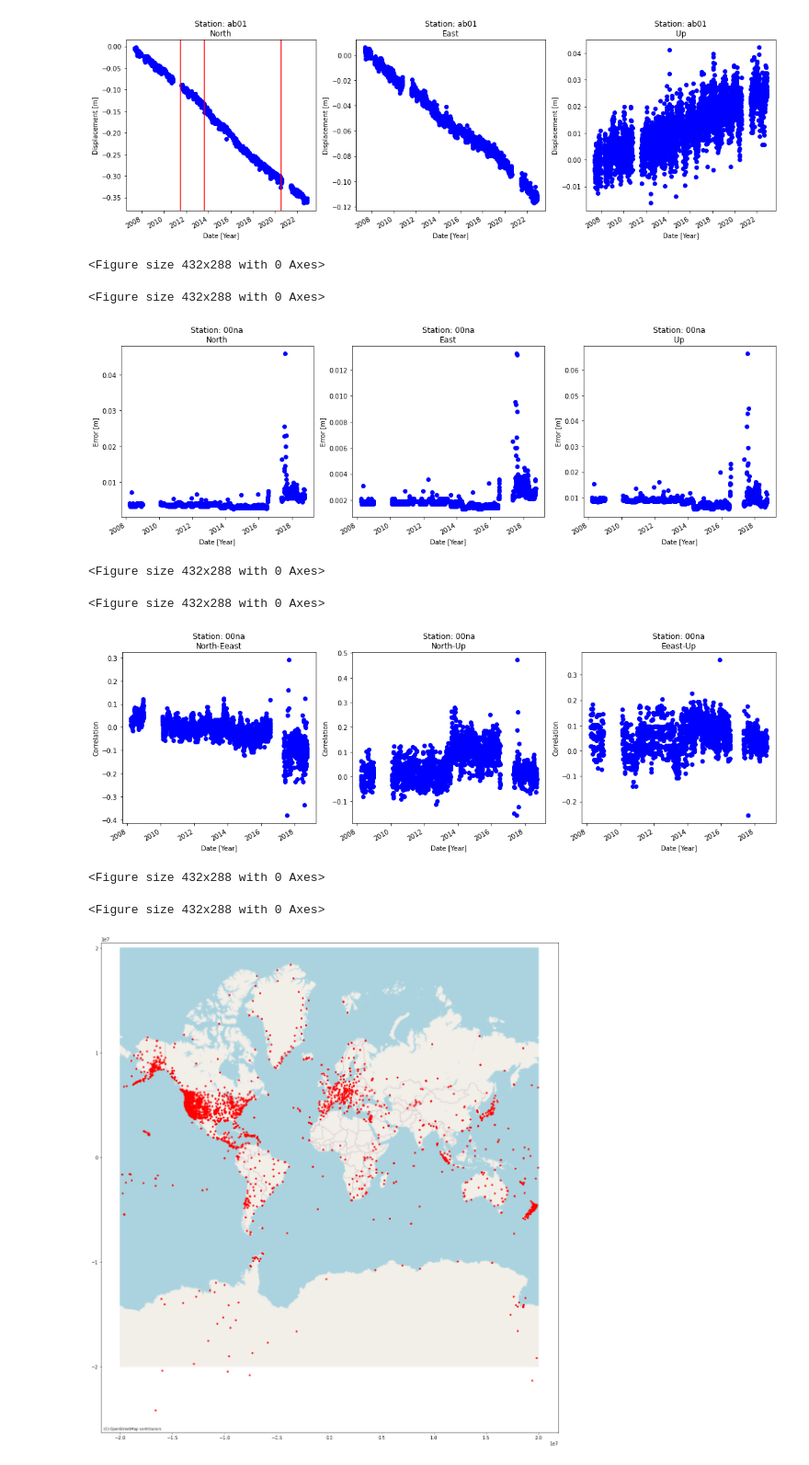
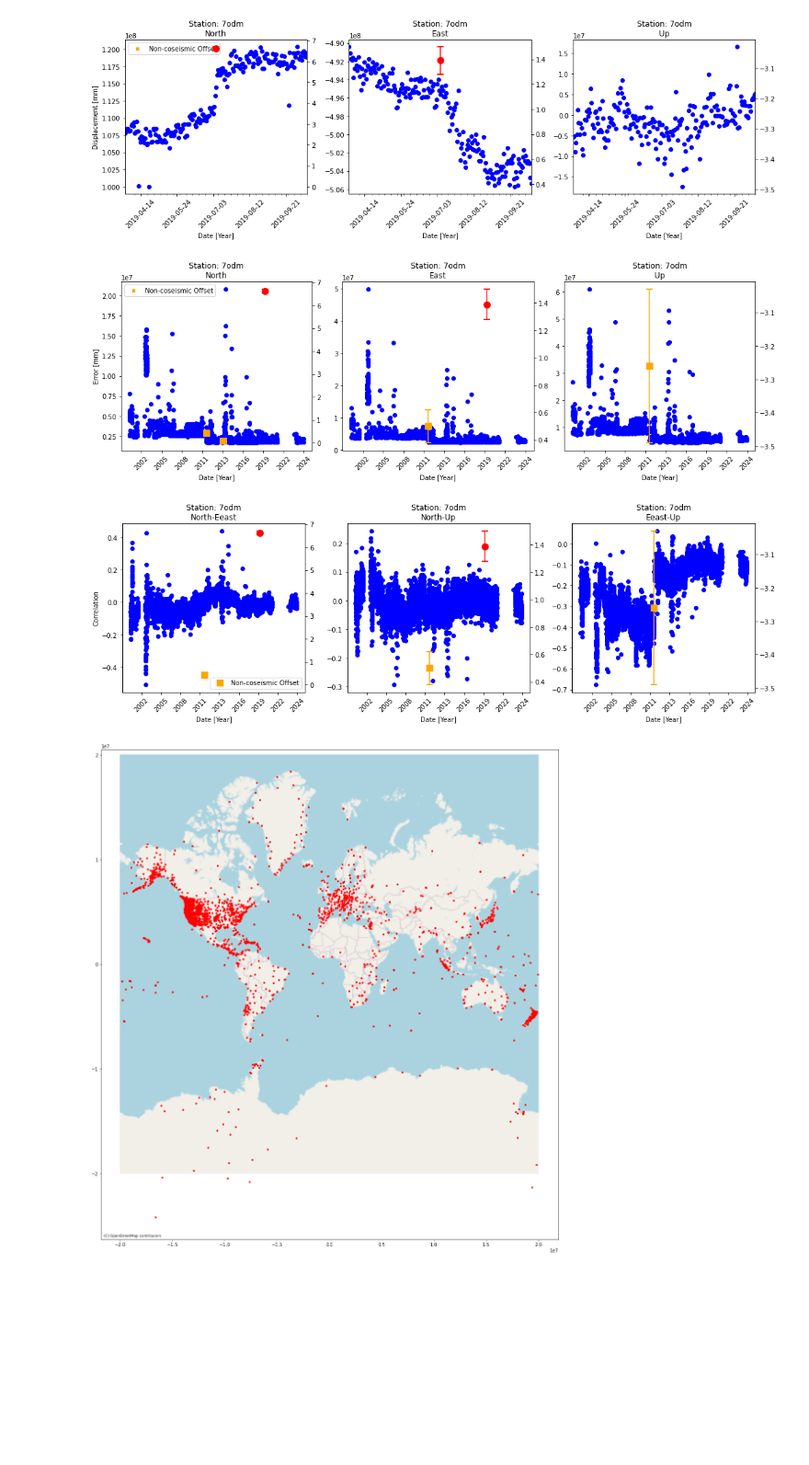
Before and after one commit to nteutschm/Project_Earthquake_Detection, a Jupyter notebook: load_data.ipynb, the cells around one changed output. Shown: that part at 92% size. Saved outputs shown, nothing was run; the diff lists cells and outputs as text; code cells hidden in the pictures; blank space fills up the shorter version.

Commit message:
Updated time series plots

```diff
--- a/load_data.ipynb
+++ b/load_data.ipynb
@@ -121,30 +113,6 @@ def organize_files():
         if file_path.is_file():
             gdfs.append(read_file(file_path.name))
     return gdfs
-# %%
-def plot_time_series(df, cols, titles, xlabel='Date', ylabel='Data'):
-    axs = df[cols].plot(subplots=True, layout=(1, 3), figsize=(15, 5), legend=False, style='o', ylabel=ylabel, xlabel=xlabel, color='b').flatten()
-    for ind, ax in enumerate(axs):
-        ax.set_title(f'Station: {df.name}\n{titles[ind]}')
-
-    components = ['n', 'e', 'u']
-    offsets = df.attrs['offsets']
-
-    for i, component in enumerate(components):
-        # Get the offsets and decays for the current component
-        comp_offsets = offsets[component]['offsets']
-        comp_decays = offsets[component].get('ps_decays', [])  # Handle decays if present
-
-        # Plot offsets
-        for offset in comp_offsets:
-            color = 'r' if offset['coseismic'] else 'g'
-            axs[i].axvline(x=offset['date'], color=color, linestyle='-', label='Offset' if i == 0 else "")
-
-        # Plot decays
-        for decay in comp_decays:
-            axs[i].axvline(x=decay['date'], color='y', linestyle='--', label='Decay' if i == 0 else "")
-        plt.tight_layout()
-        plt.show()
 # %%
 def get_geometries(dfs):
     return gdp.GeoDataFrame(geometry=[df.attrs['geometry'] for df in dfs])
@@ -181,17 +275,11 @@ dfs = organize_files()
 # %%
-plot_time_series(dfs[5], ['N', 'E', 'U'], titles=['North', 'East', 'Up'], ylabel='Displacement [m]', xlabel='Date [Year]')
-plot_time_series(dfs[0], ['N sig', 'E sig', 'U sig'], titles=['North', 'East', 'Up'], ylabel='Error [m]', xlabel='Date [Year]')
-plot_time_series(dfs[0], ['CorrNE', 'CorrNU', 'CorrEU'], titles=['North-Eeast', 'North-Up', 'Eeast-Up'], ylabel='Correlation', xlabel='Date [Year]')
+plot_time_series(dfs[4], ['N', 'E', 'U'], titles=['North', 'East', 'Up'], ylabel='Displacement [mm]', xlabel='Date [Year]', second_ylabel='Offsets [mm]', offset_date=dfs[4].attrs['offsets']['n']['offsets'][0]['date'], zoom_days=100, plot_decays=True)
+plot_time_series(dfs[4], ['N sig', 'E sig', 'U sig'], titles=['North', 'East', 'Up'], ylabel='Error [mm]', xlabel='Date [Year]', second_ylabel= 'Offsets [mm]', plot_decays=False)
+plot_time_series(dfs[4], ['CorrNE', 'CorrNU', 'CorrEU'], titles=['North-Eeast', 'North-Up', 'Eeast-Up'], ylabel='Correlation', xlabel='Date [Year]', second_ylabel='Offsets [mm]', plot_decays=False)
 # %% [output]
-[figure, old version]
+[figure, new version]
-<Figure size 432x288 with 0 Axes>
-<Figure size 432x288 with 0 Axes>
-[figure, old version]
+[figure, new version]
-<Figure size 432x288 with 0 Axes>
-<Figure size 432x288 with 0 Axes>
-[figure, old version]
+[figure, new version]
-<Figure size 432x288 with 0 Axes>
-<Figure size 432x288 with 0 Axes>
 # %%
 plot_stations(dfs)
 # %% [output]
```
Also changed, not shown: parts of 3 cells of this notebook.
